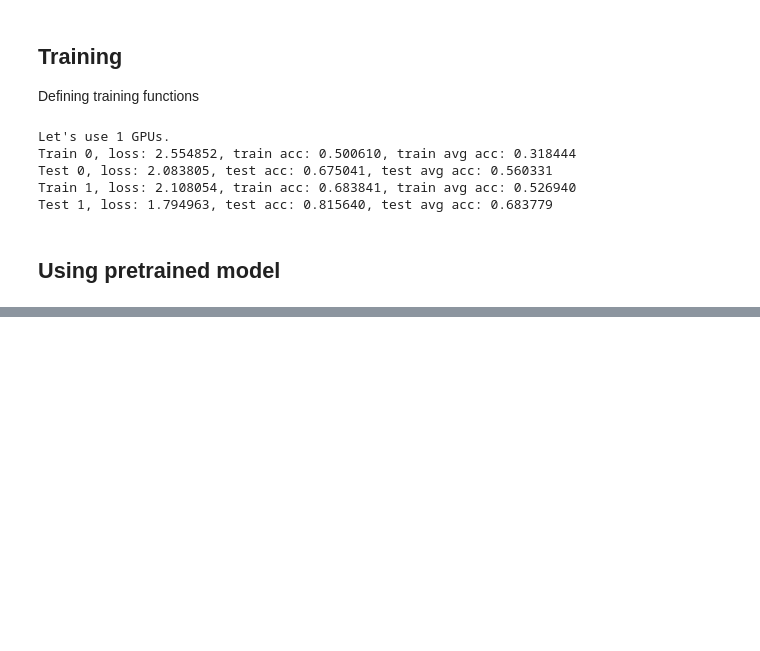
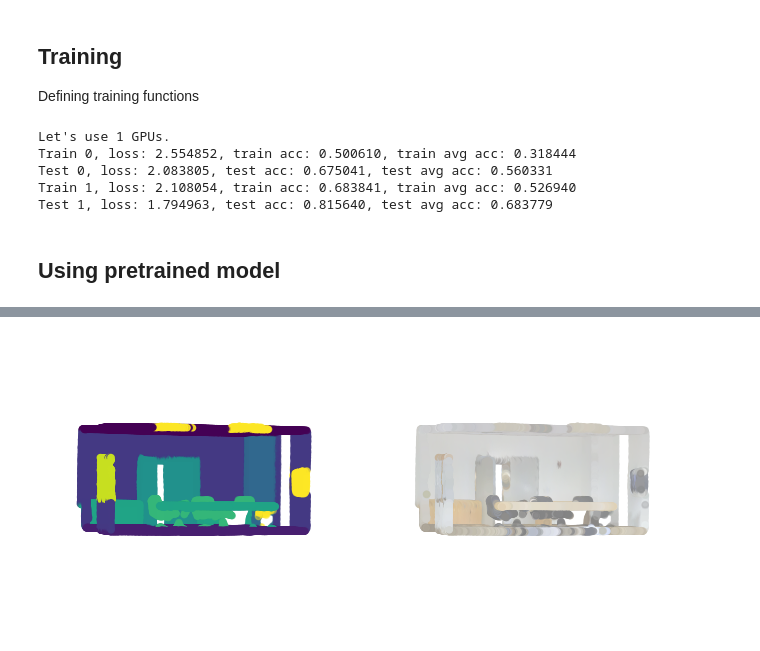
Before and after one commit to matthieuml/DGCNN, a Jupyter notebook: DGCNN.ipynb, the cells around one changed output, grey strips where cells are left out. Drawn from its saved outputs; the diff is of its cells as text; code cells hidden in the pictures; blank space fills up the shorter version.

```diff
--- a/DGCNN.ipynb
+++ b/DGCNN.ipynb
@@ -235,0 +284,14 @@ plot_knn(model, X_test_ind, point_idx, device)
+# %%
+ind = 4
+fig, ax = plt.subplots(ncols=2, nrows=1, figsize=(4*2, 4), subplot_kw=dict(projection='3d'))
+ax[0].scatter(X[ind,:40000, 0], X[ind,:40000, 1], X[ind,:40000, 2], c=y[ind,:40000])
+ax[0].set_aspect('equal', adjustable='box')
+ax[0].view_init(azim=160, elev=0)
+ax[0].axis('off')
+ax[1].scatter(X[ind,:40000, 0], X[ind,:40000, 1], X[ind,:40000, 2], c=(color[ind,:40000,:]/255.0 + 1)/2)
+ax[1].set_aspect('equal', adjustable='box')
+ax[1].view_init(azim=160, elev=0)
+ax[1].axis('off')
+plt.show()
+# %% [output]
+[figure, added]
```
Also changed, not shown: parts of 16 cells of this notebook, 11 other files.
